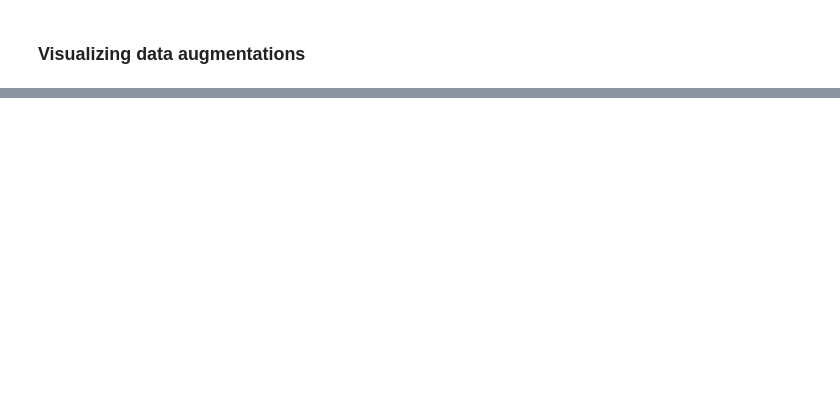
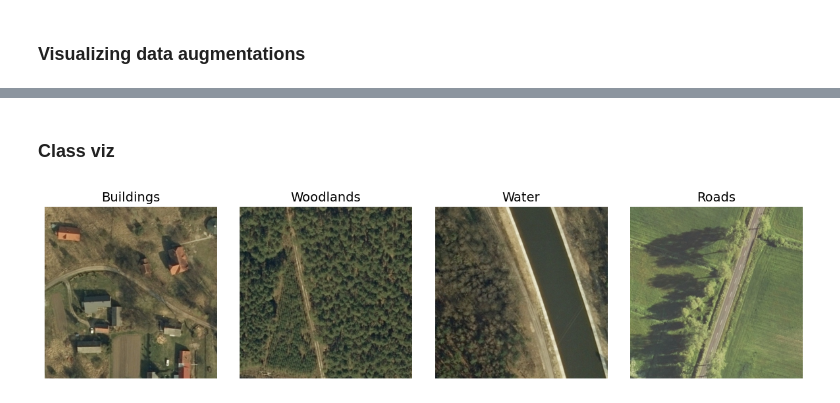
Before and after one commit to kgurnani/landcover_segmentation, a Jupyter notebook: exploratory_data_analysis.ipynb, the cells around one changed output, grey strips where cells are left out. Saved outputs shown, nothing was run; the diff lists cells and outputs as text; code cells hidden in the pictures; blank space fills up the shorter version.

```diff
--- a/exploratory_data_analysis.ipynb
+++ b/exploratory_data_analysis.ipynb
@@ -247,0 +291,26 @@ plt.show()
+# %% [markdown]
+### Class viz
+# %%
+files = ["M-33-7-A-d-3-2_106", "M-33-7-A-d-2-3_22", "M-33-7-A-d-3-2_148", "M-33-20-D-d-3-3_28"]
+
+fig, axes = plt.subplots(1, 4, figsize=(3 * 4, 3))
+
+for i, f in enumerate(files):
+    image = Image.open(f"landcover.ai.v1/train/image/{f}.tif")
+
+    image_array = np.array(image)
+
+    axes[i].imshow(image_array)
+    axes[i].axis('off')
+
+axes[0].set_title('Buildings', fontsize=14)
+axes[1].set_title('Woodlands', fontsize=14)
+axes[2].set_title('Water', fontsize=14)
+axes[3].set_title('Roads', fontsize=14)
+
+plt.tight_layout()
+
+plt.savefig('./figures/class_viz.png', dpi=300)
+plt.show()
+# %% [output]
+[figure, added]
```
Also changed, not shown: parts of 2 cells of this notebook, 2 other files.
